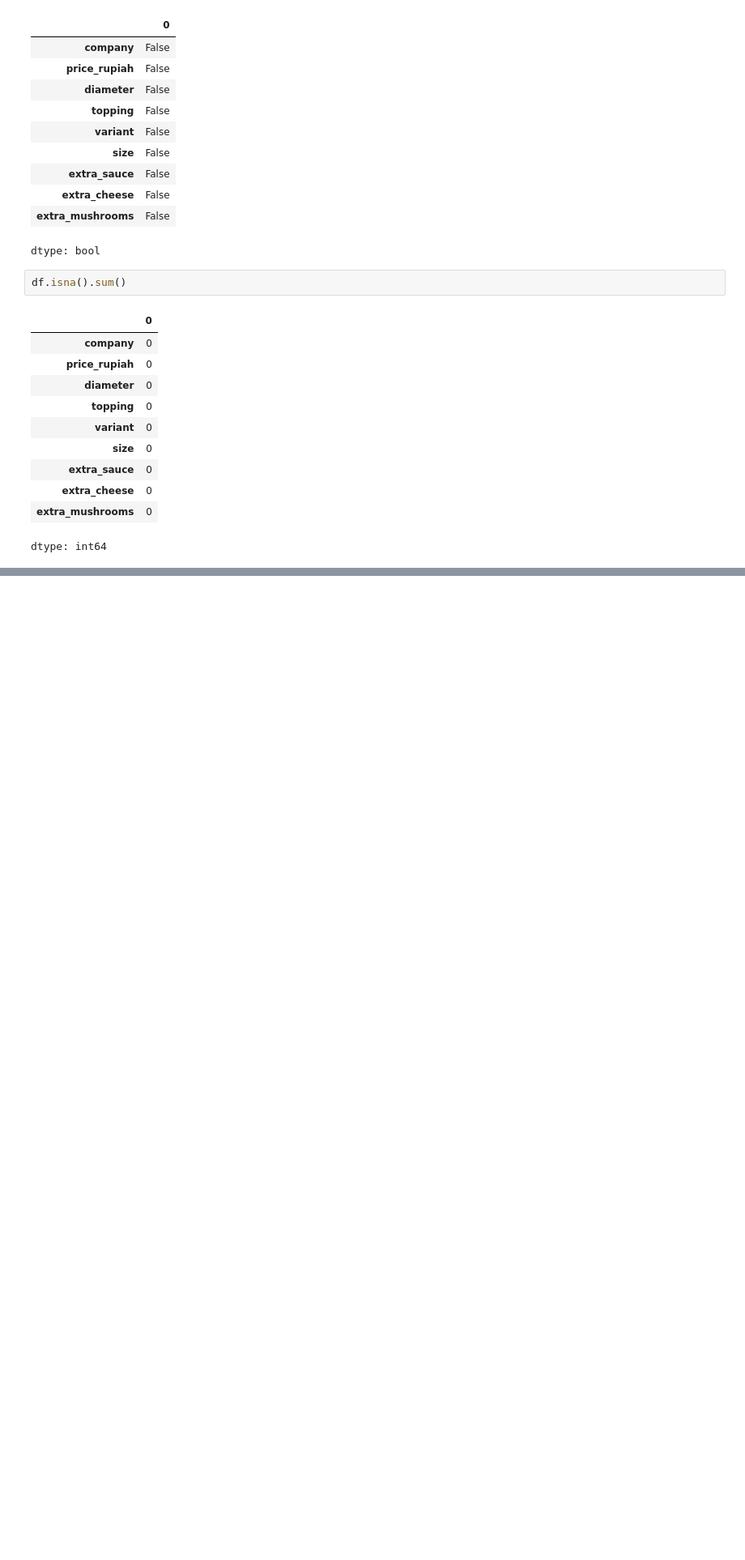
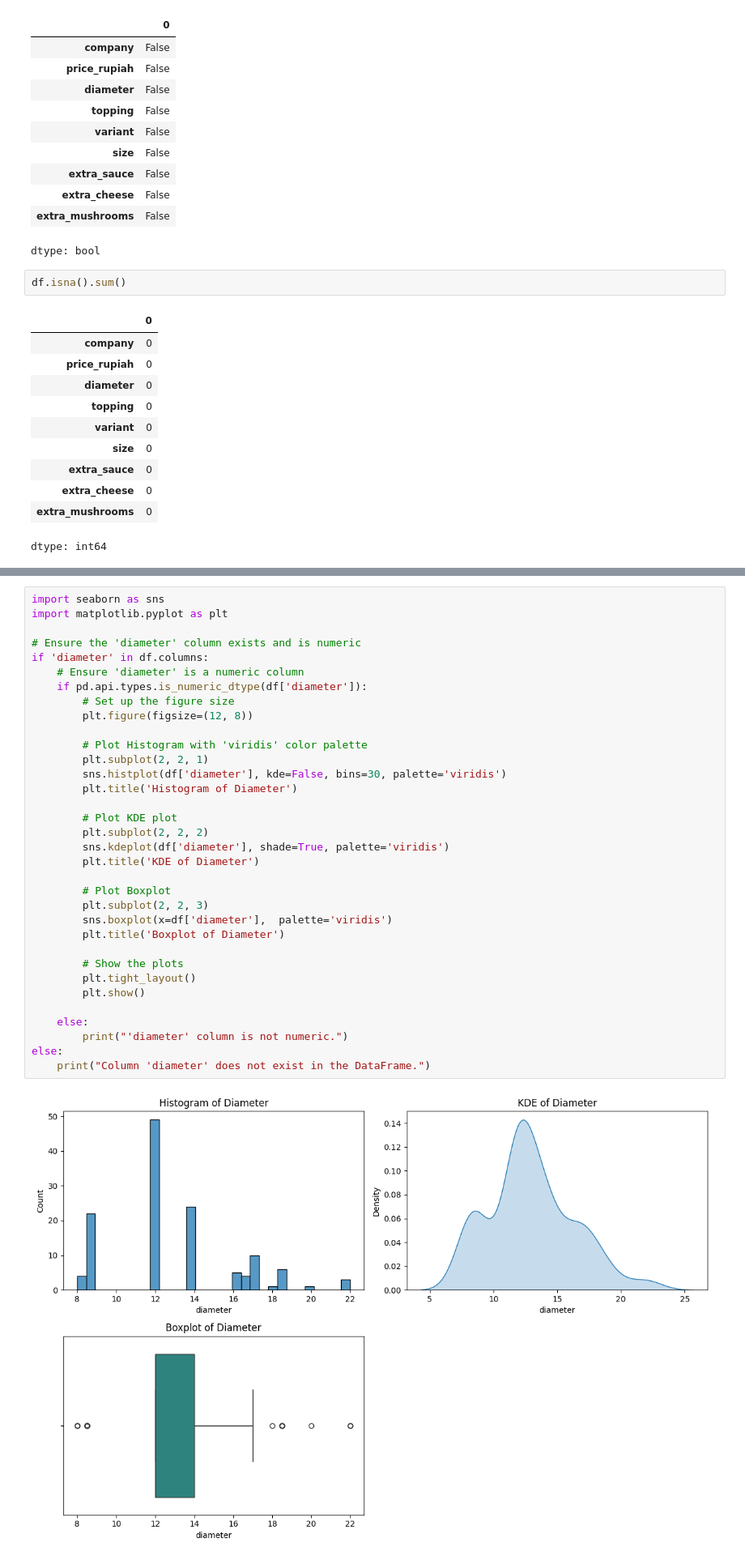
Before and after one commit to SurekhaBerlin/Pizza-price-prediction-using-ML, a Jupyter notebook: Pizza_Price_Prediction_using_Machine_Learning.ipynb, the cells around one changed output, grey strips where cells are left out. Shown at 81% size. Drawn from its saved outputs; the diff is of its cells as text; blank space fills up the shorter version.

```diff
--- a/Pizza_Price_Prediction_using_Machine_Learning.ipynb
+++ b/Pizza_Price_Prediction_using_Machine_Learning.ipynb
@@ -117,0 +245,36 @@ df.describe().T
+# %%
+import seaborn as sns
+import matplotlib.pyplot as plt
+
+# Ensure the 'diameter' column exists and is numeric
+if 'diameter' in df.columns:
+    # Ensure 'diameter' is a numeric column
+    if pd.api.types.is_numeric_dtype(df['diameter']):
+        # Set up the figure size
+        plt.figure(figsize=(12, 8))
+
+        # Plot Histogram with 'viridis' color palette
+        plt.subplot(2, 2, 1)
+        sns.histplot(df['diameter'], kde=False, bins=30, palette='viridis')
+        plt.title('Histogram of Diameter')
+
+        # Plot KDE plot
+        plt.subplot(2, 2, 2)
+        sns.kdeplot(df['diameter'], shade=True, palette='viridis')
+        plt.title('KDE of Diameter')
+
+        # Plot Boxplot
+        plt.subplot(2, 2, 3)
+        sns.boxplot(x=df['diameter'],  palette='viridis')
+        plt.title('Boxplot of Diameter')
+
+        # Show the plots
+        plt.tight_layout()
+        plt.show()
+
+    else:
+        print("'diameter' column is not numeric.")
+else:
+    print("Column 'diameter' does not exist in the DataFrame.")
+# %% [output]
+[figure, added]
```
Also changed, not shown: parts of 29 cells of this notebook.
